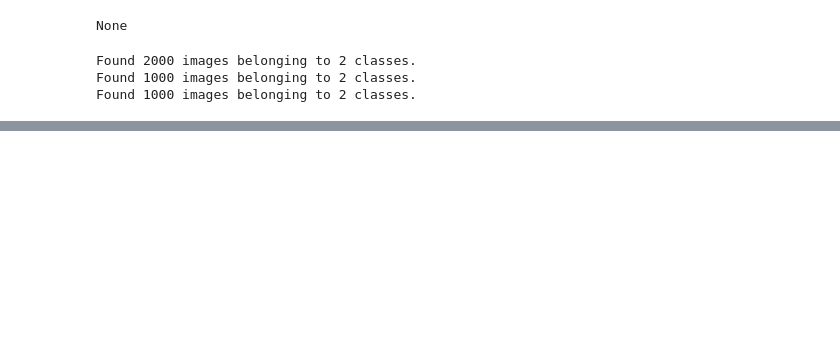
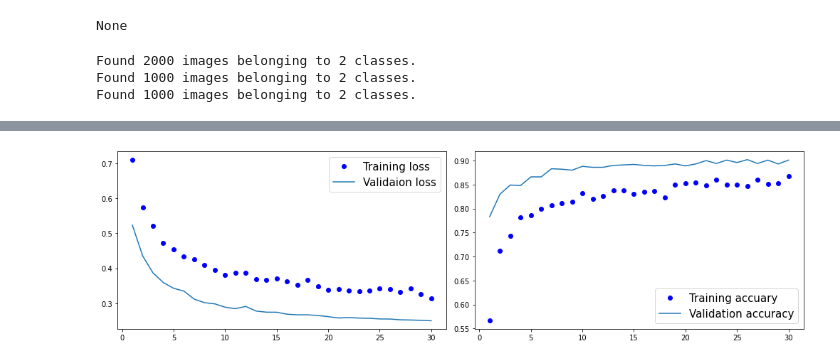
Before and after one commit to cbysee/PythonKerasDeeplearning, a Jupyter notebook: chapter5_2.ipynb, the cells around one changed output, grey strips where cells are left out. Saved outputs shown, nothing was run; the diff lists cells and outputs as text; code cells hidden in the pictures; blank space fills up the shorter version.

```diff
--- a/chapter5_2.ipynb
+++ b/chapter5_2.ipynb
@@ -119,0 +140,12 @@ plt.show();
+# %%
+## able to use Data augmentation
+# List 5-20: Add fully connected layer to convolutional base
+x = Flatten()(conv_base.output)
+x = Dense(256, activation='relu')(x)
+x = Dropout(0.5)(x)
+prediction = Dense(1, activation='sigmoid')(x)
+
+model = Model(inputs=conv_base.input, outputs=prediction)
+conv_base.trainable = False
+model.compile(optimizer=optimizers.RMSprop(lr=2e-5), loss='binary_crossentropy', metrics=['acc'])
+display(model.summary())
@@ -119,0 +222,20 @@ plt.show();
+# %%
+n_epochs = range(1, 31)
+
+train_loss = history.history['loss']
+val_loss = history.history['val_loss']
+train_acc = history.history['acc']
+val_acc = history.history['val_acc']
+
+fig, ax = plt.subplots(1, 2, figsize=(14, 4))
+ax[0].plot(n_epochs, train_loss, 'bo', label='Training loss')
+ax[0].plot(n_epochs, val_loss, label='Validaion loss')
+ax[0].legend(fontsize=15)
+
+ax[1].plot(n_epochs, train_acc, 'bo', label='Training accuary')
+ax[1].plot(n_epochs, val_acc, label='Validation accuracy')
+ax[1].legend(fontsize=15)
+plt.tight_layout()
+plt.show();
+# %% [output]
+[figure, added]
```
Also changed, not shown: parts of 11 cells of this notebook.
